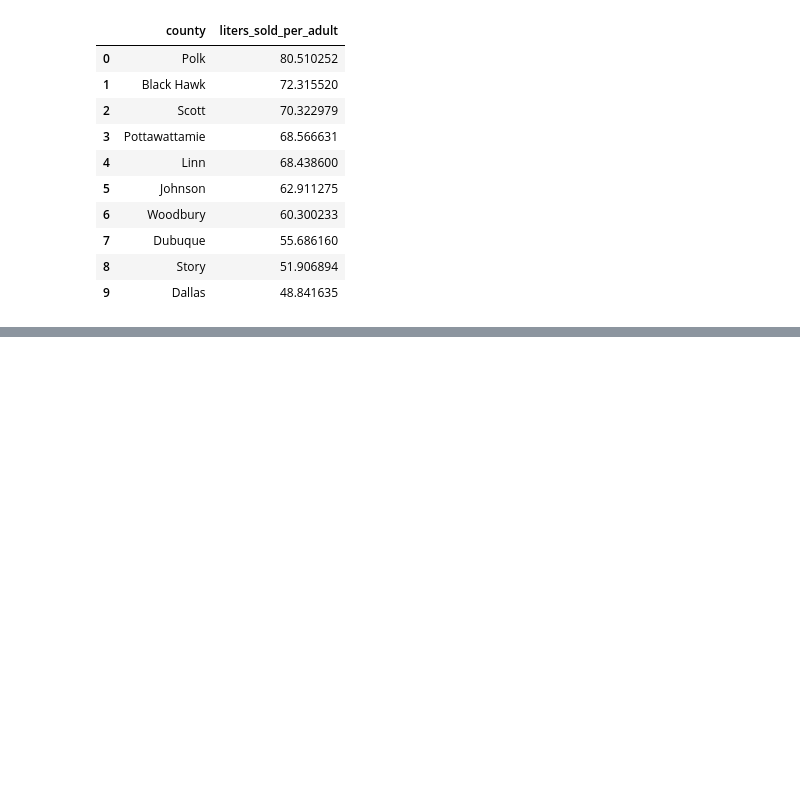
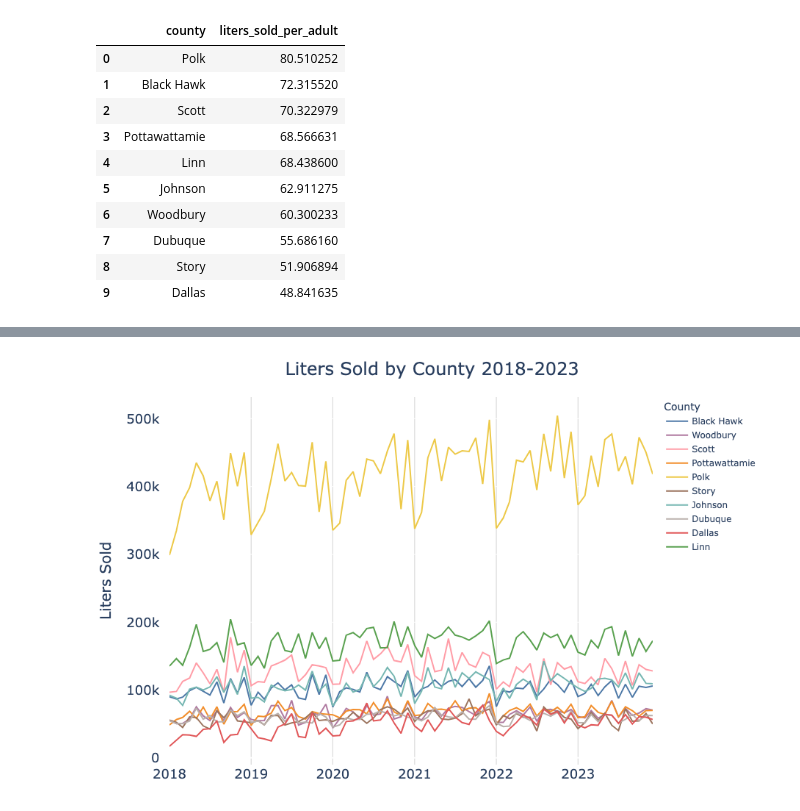
Before and after one commit to amoutafian/iowa_liquor_project, a Jupyter notebook: iowa_liquor_continued_exploratory_analysis.ipynb, the cells around one changed output, grey strips where cells are left out. Drawn from its saved outputs; the diff is of its cells as text; code cells hidden in the pictures; blank space fills up the shorter version.

```diff
--- a/iowa_liquor_continued_exploratory_analysis.ipynb
+++ b/iowa_liquor_continued_exploratory_analysis.ipynb
@@ -43,4 +43,6 @@ liters_sold_per_adult_df
 | 8 | Story | 51.906894 |
 | 9 | Dallas | 48.841635 |
 # %%
-liters_county_month_df = pd.read_csv('
+liters_county_month_df = pd.read_csv('liters_county_month.csv')
+liters_county_month_df['month_year'] = pd.to_datetime(liters_county_month_df['month_year'])
+liters_county_month_df.info()
@@ -46,0 +64,46 @@ liters_county_month_df = pd.read_csv('
+# %%
+liters_county_month_df.sort_values(by=['month_year'], inplace=True)
+fig = px.line(
+    liters_county_month_df,
+    x='month_year',
+    y='liters_sold_county',
+    orientation='h',  # Horizontal bar chart
+    color='county',  # Assign colors based on 'county' field
+    color_discrete_map=county_colors,  # Apply custom colors
+    labels={'liters_sold': 'Liters Sold ', 'county': 'County ', 'month_year': 'Month, Year '},  # Custom labels
+    height=600  # Adjust height to accommodate all counties
+)
+
+# Update layout
+fig.update_layout(
+    xaxis=dict(
+        title=None,
+        tickfont=dict(size=18),
+        title_font = dict(size = 20),
+        showgrid = True,
+        gridcolor = 'LightGrey'
+
+    ),
+    yaxis=dict(
+        title= 'Liters Sold',
+        title_font = dict(size = 20),
+        tickfont=dict(size=18),
+        ticksuffix = '  '#
+    ),
+
+    title=dict(
+        text = "Liters Sold by County 2018-2023",
+        font = dict(size = 30),
+        x = .5,
+        xanchor = 'center'
+     ),
+
+    showlegend=True,
+    plot_bgcolor='rgba(0,0,0,0)',  # Transparent background for the plot area
+    margin=dict(l=40, r=40, t=60, b=40),  # Left, Right, Top, Bottom margins
+    title_font_size = 24
+)
+
+fig.show()
+# %% [output]
+[figure, added]
```
Also changed, not shown: parts of 4 cells of this notebook, 3 other files.
